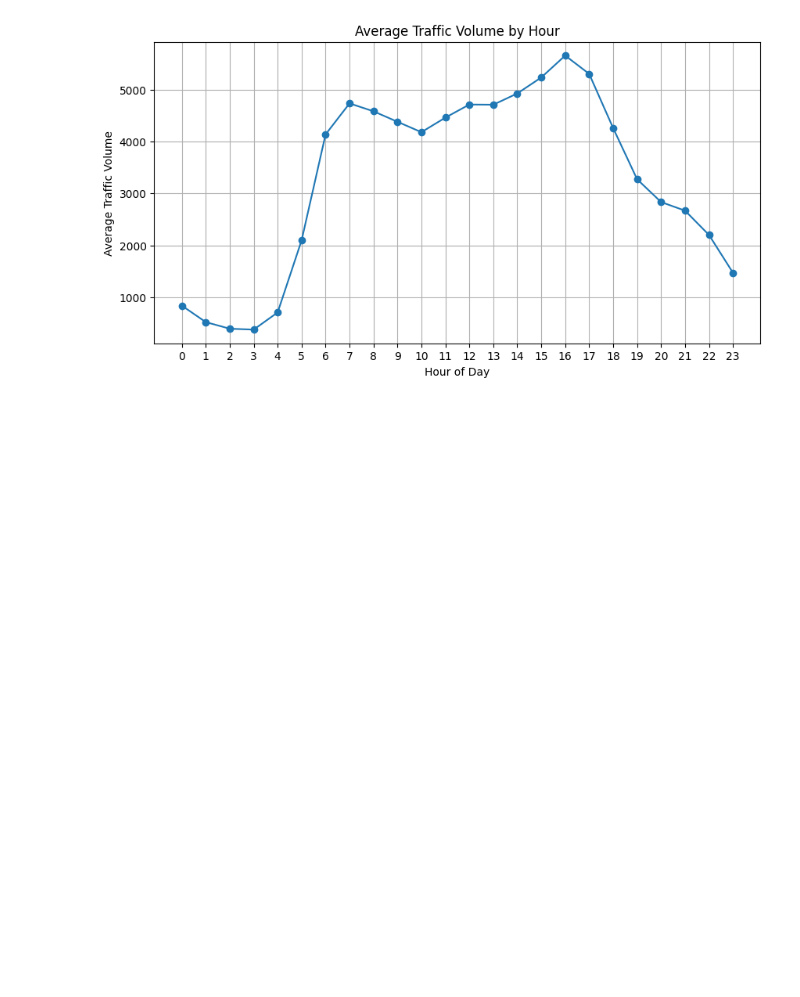
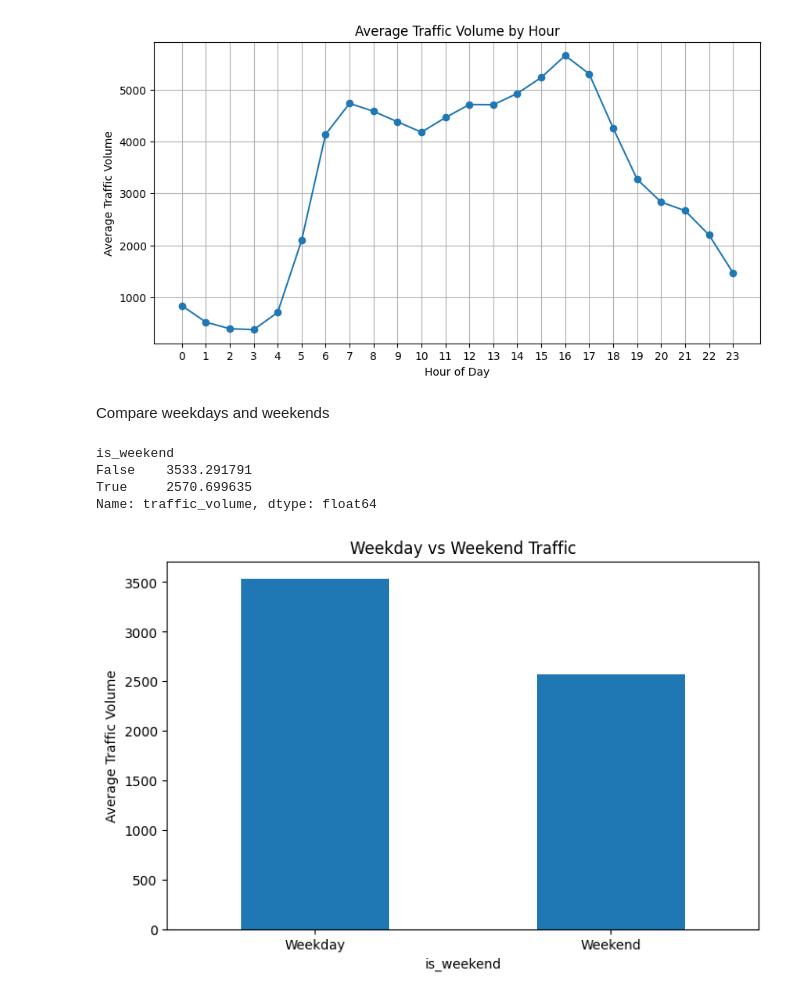
Before and after one commit to amarbhise05/Smart_Traffic, a Jupyter notebook: data_cleaning.ipynb, the cells around one changed output. Drawn from its saved outputs; the diff is of its cells as text; code cells hidden in the pictures; blank space fills up the shorter version.

```diff
--- a/data_cleaning.ipynb
+++ b/data_cleaning.ipynb
@@ -146,3 +146,24 @@ plt.grid(True)
 plt.show()
 # %% [output]
 [figure]
+# %% [markdown]
+Compare weekdays and weekends
+# %%
+df["is_weekend"] = df["day_of_week"].isin([5, 6])
+
+weekend_traffic = df.groupby("is_weekend")["traffic_volume"].mean()
+
+print(weekend_traffic)
+# %% [output]
+is_weekend
+False    3533.291791
+True     2570.699635
+Name: traffic_volume, dtype: float64
+# %%
+weekend_traffic.plot(kind = "bar", figsize=(8,5))
+plt.xticks([0, 1], ["Weekday", "Weekend"], rotation=0)
+plt.ylabel("Average Traffic Volume")
+plt.title("Weekday vs Weekend Traffic")
+plt.show()
+# %% [output]
+[figure, added]
```
Also changed, not shown: parts of 3 cells of this notebook, 6 other files.
